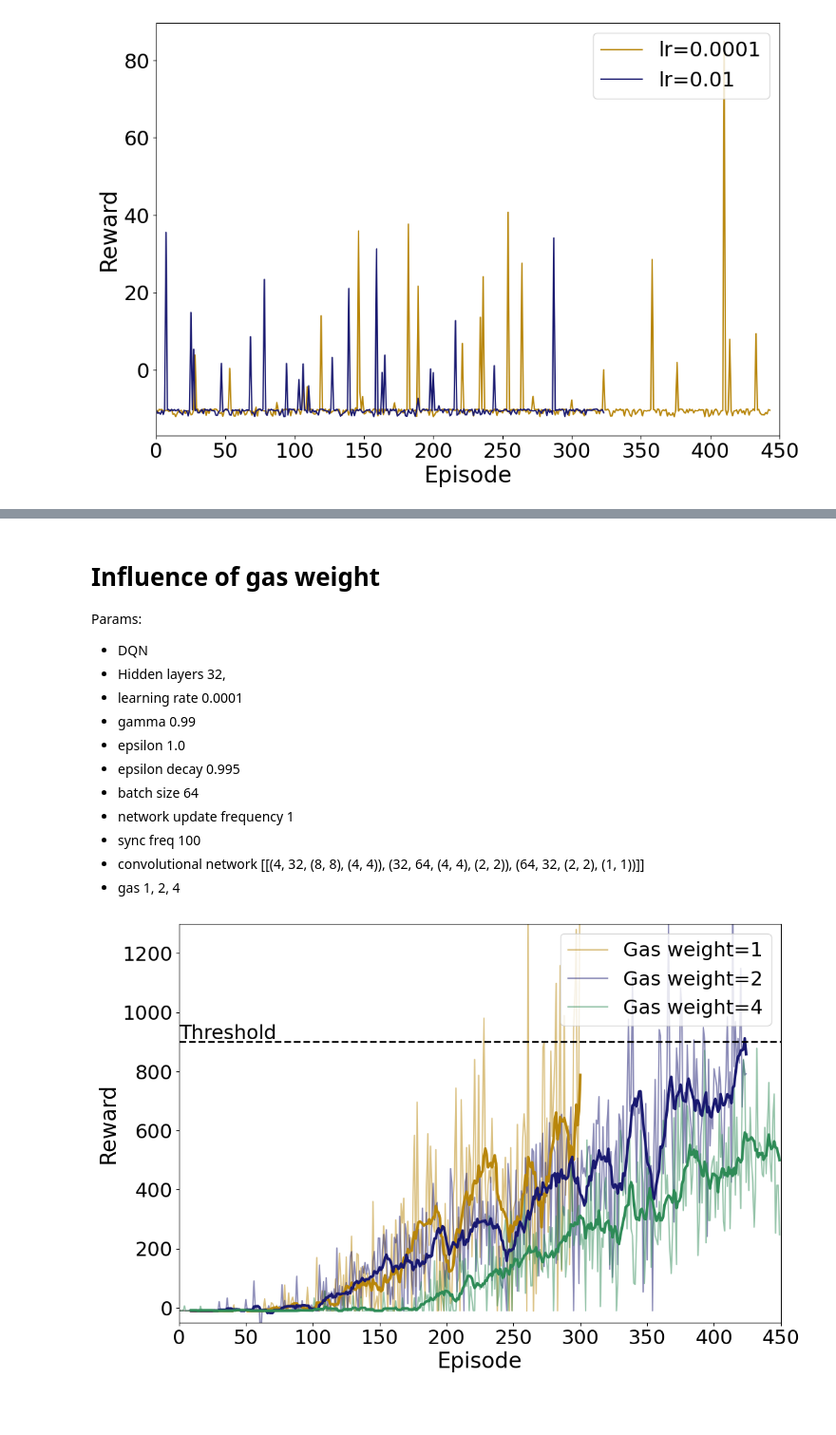
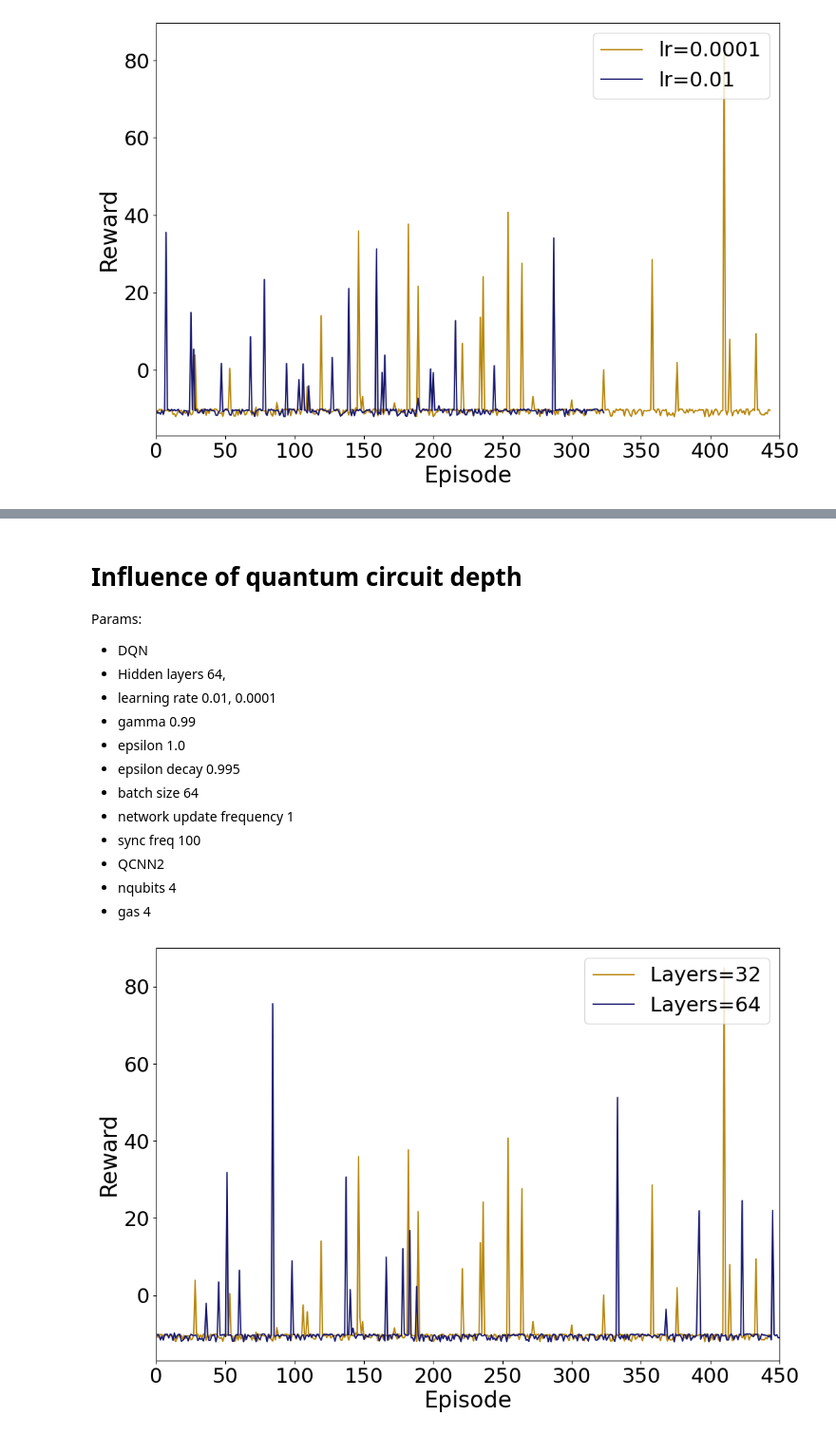
Before and after one commit to albert-queralto/car_racing_rl, a Jupyter notebook: notebooks/vqc_analysis.ipynb, the cells around one changed output, grey strips where cells are left out. Shown: that part at 95% size. Saved outputs shown, nothing was run; the diff lists cells and outputs as text; code cells hidden in the pictures; blank space fills up the shorter version.

```diff
--- a/notebooks/vqc_analysis.ipynb
+++ b/notebooks/vqc_analysis.ipynb
@@ -263,15 +311,16 @@ plt.show()
 # %% [markdown]
-# Influence of gas weight
+# Influence of quantum circuit depth
 
 Params:
 - DQN
-- Hidden layers 32,
-- learning rate 0.0001
+- Hidden layers 64,
+- learning rate 0.01, 0.0001
 - gamma 0.99
 - epsilon 1.0
 - epsilon decay 0.995
 - batch size 64
 - network update frequency 1
 - sync freq 100
-- convolutional network [[(4, 32, (8, 8), (4, 4)), (32, 64, (4, 4), (2, 2)), (64, 32, (2, 2), (1, 1))]]
-- gas 1, 2, 4
+- QCNN2
+- nqubits 4
+- gas 4
@@ -297,21 +327,29 @@ df_gas1 = df_gas1[keep_cols]
+# %%
+path_7 = r"/home/docker/car_racing/models/QDQN_6" # layers 64
+# %%
+file_layers64 = os.path.join(path_7, "2024-04-26 15:35:01.612891_DQN_training_results.json")
+
+with open(file_layers64, "r") as f:
+    data_layers64 = json.load(f)
+# %%
+data_layers64 = convert_data(data_layers64)
+df_layers64 = pd.DataFrame(data_layers64)
+# %%
+df_layers64 = df_layers64[keep_cols]
 # %%
 plt.figure(figsize=(12, 8))
-plt.plot(df_lr0001['episode_reward'], label='Gas weight=1', color='darkgoldenrod', alpha=0.5)
-plt.plot(df_gas2['episode_reward'], label='Gas weight=2', color='midnightblue', alpha=0.5)
-plt.plot(df_gas1['episode_reward'], label='Gas weight=4', color='seagreen', alpha=0.5)
-plt.plot(df_lr0001['episode_reward'].rolling(window=10).mean(), color='darkgoldenrod', lw=3)
-plt.plot(df_gas2['episode_reward'].rolling(window=10).mean(), color='midnightblue', lw=3)
-plt.plot(df_gas1['episode_reward'].rolling(window=10).mean(), color='seagreen', lw=3)
+plt.plot(df4['episode_reward'], label='Layers=32', color='darkgoldenrod', alpha=1.0)
+plt.plot(df_layers64['episode_reward'], label='Layers=64', color='midnightblue', alpha=1.0)
+
 plt.xlabel('Episode', fontsize=24)
 plt.ylabel('Reward', fontsize=24)
 plt.xticks(fontsize=22)
 plt.yticks(fontsize=22)
 plt.legend(fontsize=22, loc='upper right')
-plt.axhline(y=900, color='black', linestyle='--', lw=2)
-plt.text(0, 910, 'Threshold', fontsize=22, color='black')
+# plt.axhline(y=900, color='black', linestyle='--', lw=2)
+# plt.text(0, 910, 'Threshold', fontsize=22, color='black')
 plt.xlim(0, 450)
-plt.ylim(-50, 1300)
 
 plt.show()
 # %% [output]
-[figure, old version]
+[figure, new version]
```
Also changed, not shown: parts of 19 cells of this notebook.
